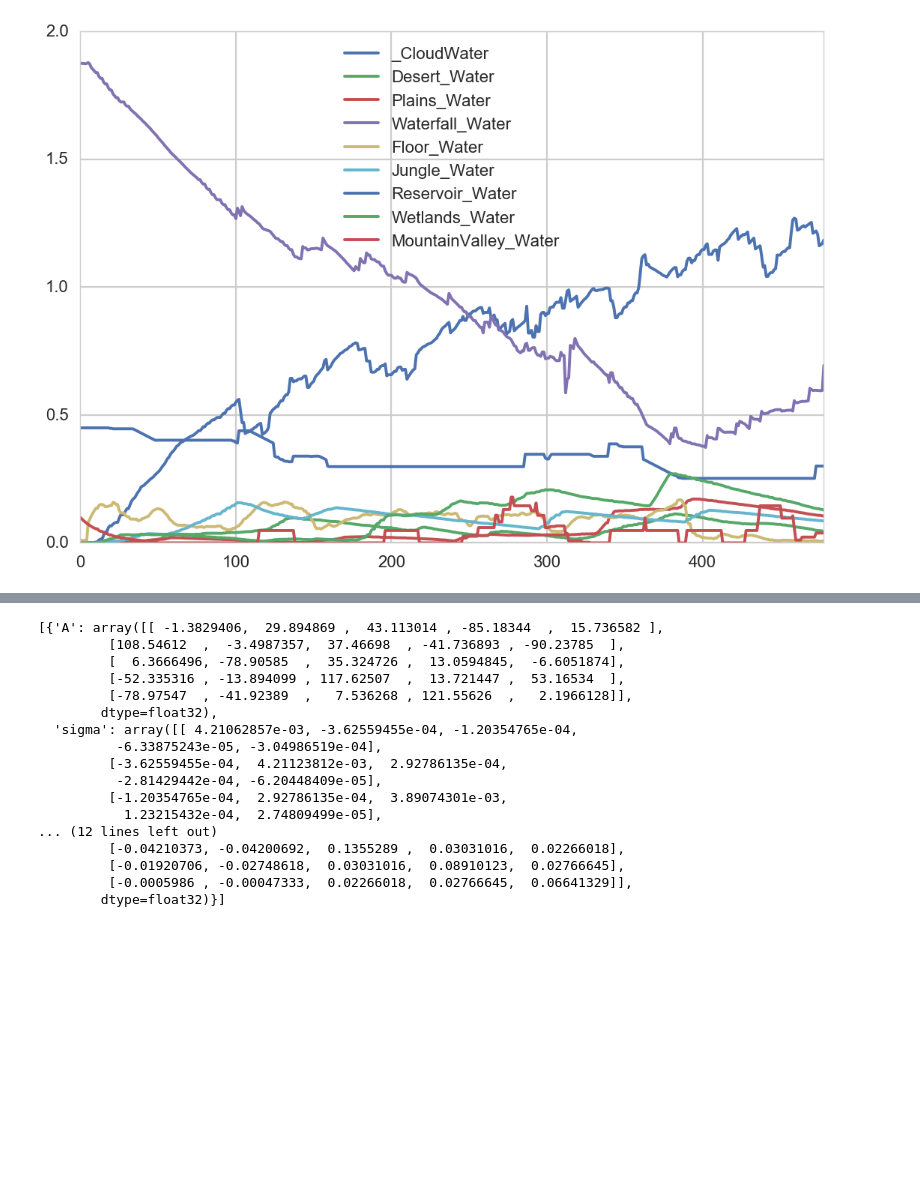
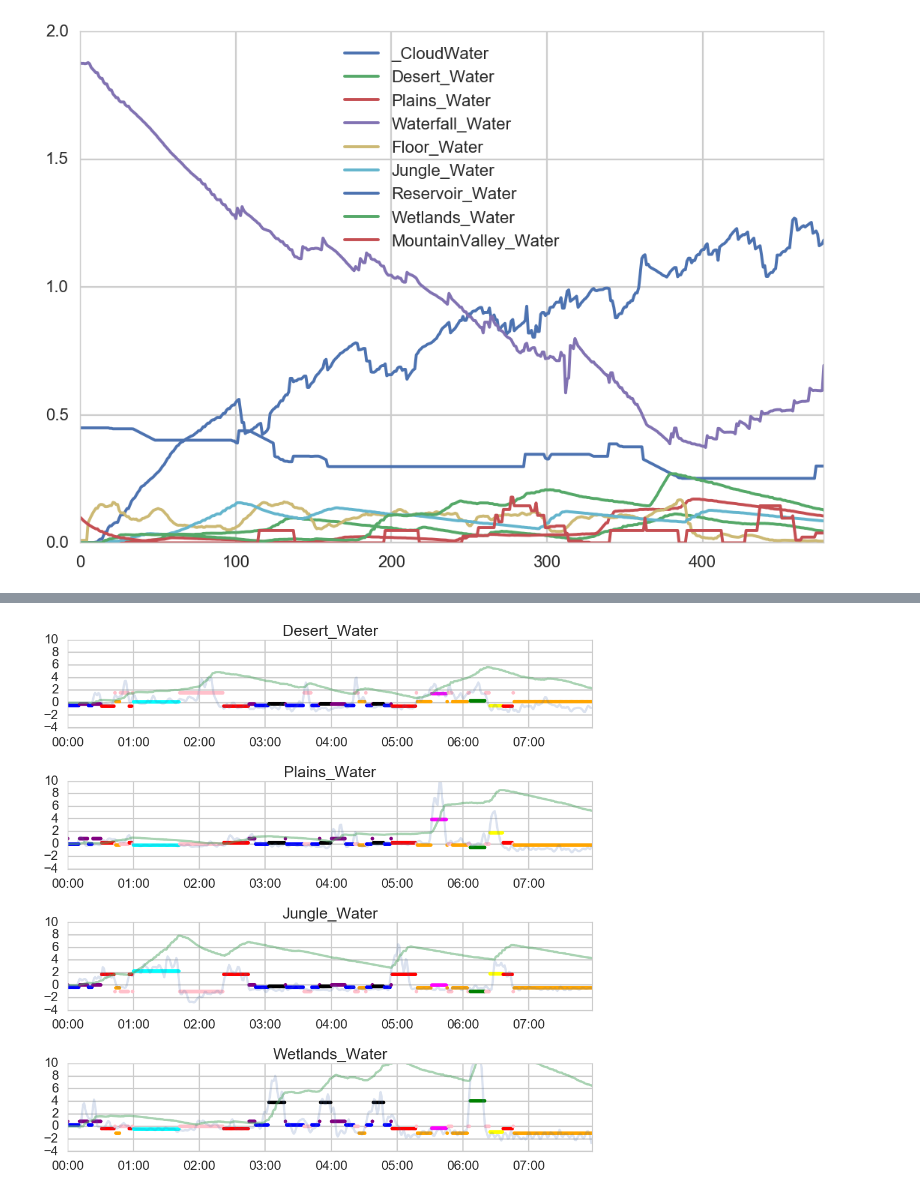
Before and after one commit to NickHoernle/mit-bayesian-inference, a Jupyter notebook: project/notebooks/HDP_for_ESSIL.ipynb, the cells around one changed output, grey strips where cells are left out. Cells and saved outputs as stored; diff of their text form; code cells hidden in the pictures; blank space fills up the shorter version.

```diff
--- a/project/notebooks/HDP_for_ESSIL.ipynb
+++ b/project/notebooks/HDP_for_ESSIL.ipynb
@@ -341,2 +205,2 @@ Iteration: 60, # inf chain: 4, time: 1.67, hamming_dist: 213.000
 # %%
-assign = np.round(np.mean(assignments_ar1[:,-int(assignments_ar1.shape[1] * 0.75):], axis=1)).astype(np.int)
+res = np.median(assignments[:,int(assignments.shape[1]*.75):], axis=1).astype(np.int8)
@@ -346,21 +207,23 @@ plt.scatter(np.linspace(0,len(assign),num=len(assign)), -0.1*np.ones_like(assign
-# %%
-[params['theta'][v] for v in np.unique(assign)]
-# 'Desert_Water', 'Plains_Water', 'Jungle_Water', 'Wetlands_Water', 'Floor_Water'
-# %% [output]
-[{'A': array([[ -1.3829406,  29.894869 ,  43.113014 , -85.18344  ,  15.736582 ],
-         [108.54612  ,  -3.4987357,  37.46698  , -41.736893 , -90.23785  ],
-         [  6.3666496, -78.90585  ,  35.324726 ,  13.0594845,  -6.6051874],
-         [-52.335316 , -13.894099 , 117.62507  ,  13.721447 ,  53.16534  ],
-         [-78.97547  , -41.92389  ,   7.536268 , 121.55626  ,   2.1966128]],
-        dtype=float32),
-  'sigma': array([[ 4.21062857e-03, -3.62559455e-04, -1.20354765e-04,
-          -6.33875243e-05, -3.04986519e-04],
-         [-3.62559455e-04,  4.21123812e-03,  2.92786135e-04,
-          -2.81429442e-04, -6.20448409e-05],
-         [-1.20354765e-04,  2.92786135e-04,  3.89074301e-03,
-           1.23215432e-04,  2.74809499e-05],
-... (12 lines left out)
-         [-0.04210373, -0.04200692,  0.1355289 ,  0.03031016,  0.02266018],
-         [-0.01920706, -0.02748618,  0.03031016,  0.08910123,  0.02766645],
-         [-0.0005986 , -0.00047333,  0.02266018,  0.02766645,  0.06641329]],
-        dtype=float32)}]
+# %%
+c=['blue', 'yellow', 'green', 'orange', 'magenta', 'purple', 'pink', 'black', 'cyan', 'red', 'indigo', 'violet']
+
+fig, axes = plt.subplots(4,1,figsize=(10,10))
+formatter = mpl.ticker.FuncFormatter(lambda ms, x: time.strftime('%M:%S', time.gmtime(ms)))
+
+for i, biome in enumerate(BIOMES):
+    mean = [params['theta'][val]['A'][i] for val in res]
+
+    axes[i].plot(Y[:,i], alpha=.2)
+    axes[i].scatter(np.linspace(0, len(res), num=len(res)), mean, c=[c[i] for i in res], lw=0)
+    axes[i].set_title(biome)
+    axes[i].set_ylim([-4,10])
+    axes[i].set_xlim([0,520])
+    axes[i].set_xticks(np.arange(start=0, stop=520, step=60))
+    axes[i].set_xticklabels(np.arange(start=0, stop=520, step=60))
+    axes[i].xaxis.set_major_formatter(formatter)
+    (df[biome]*50).plot(ax=axes[i], alpha=.5)
+
+fig.tight_layout()
+plt.show()
+# %% [output]
+[figure, added]
```
Also changed, not shown: parts of 32 cells of this notebook, 14 other files.
